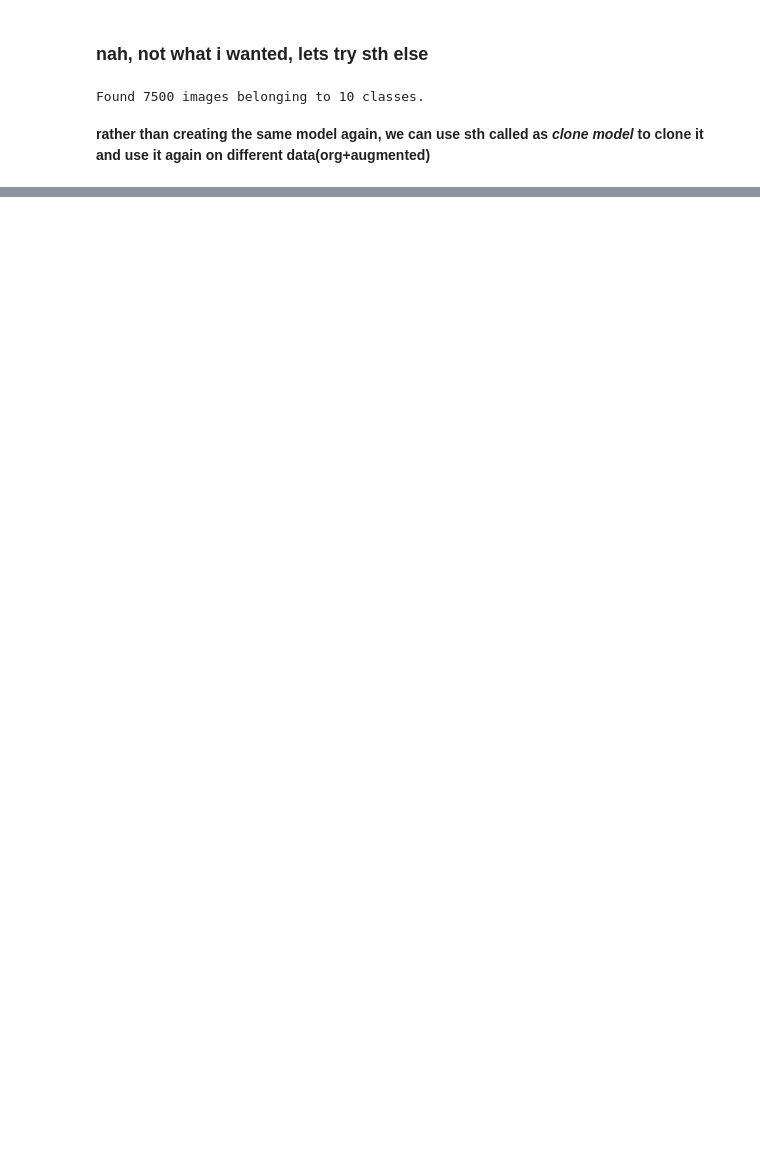
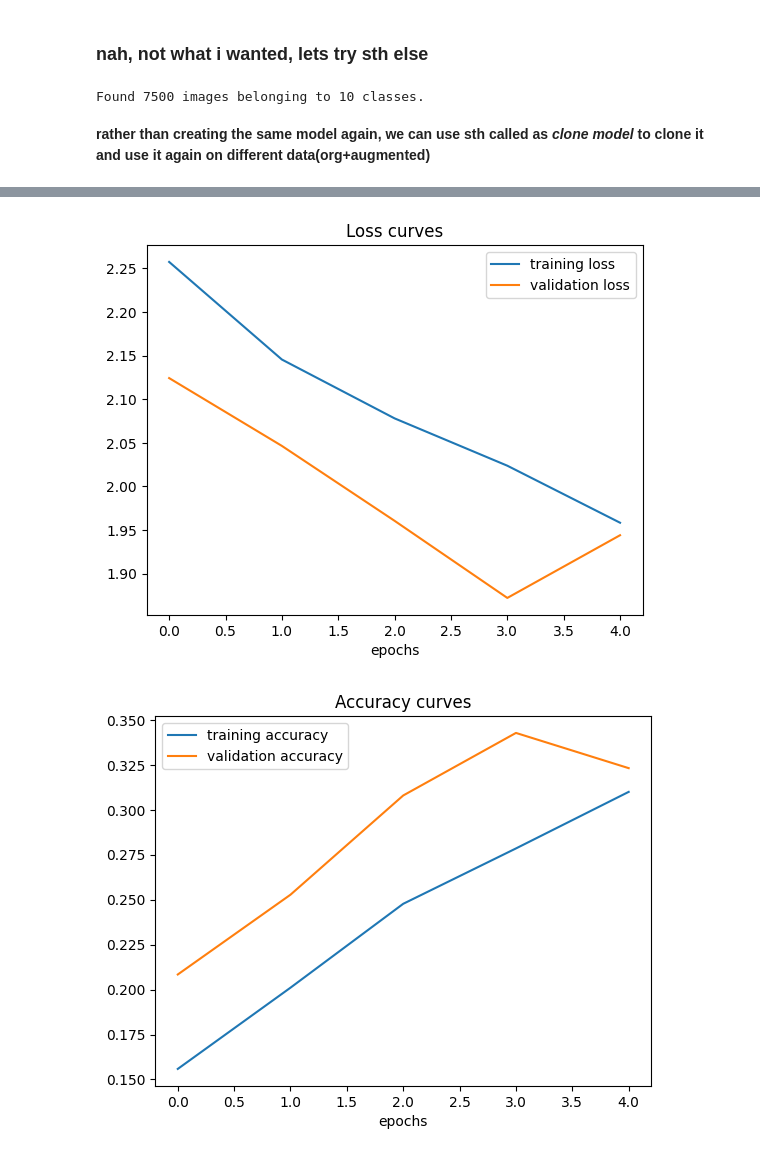
Before and after one commit to divyalaldinani/Deep-Learning-in-TensorFlow, a Jupyter notebook: 03_CNNs_in_tensorflow.ipynb, the cells around one changed output, grey strips where cells are left out. Cells and saved outputs as stored; diff of their text form; code cells hidden in the pictures; blank space fills up the shorter version.

```diff
--- a/03_CNNs_in_tensorflow.ipynb
+++ b/03_CNNs_in_tensorflow.ipynb
@@ -790,7 +777,8 @@ model_4.compile(loss = 'categorical_crossentropy',
                 optimizer = Adam(),
                 metrics=['accuracy'])
 
-history_4 = model_4.fit(train_data_augmented, epochs=20, steps_per_epoch=len(train_data_augmented)//32,
-                        validation_data=test_data,
-                        validation_steps=len(test_data))
+history_4 = model_4.fit(train_data_augmented, epochs=5,# steps_per_epoch=len(train_data_augmented)//32,
+                        validation_data=test_data)
+                        # ,
+                        # validation_steps=len(test_data))
 # %% [output]
@@ -818,0 +811,5 @@ Epoch 20/20
+# %%
+plot_loss_curves(history_4)
+# %% [output]
+[figure, added]
+[figure, added]
```
Also changed, not shown: parts of 31 cells of this notebook.
